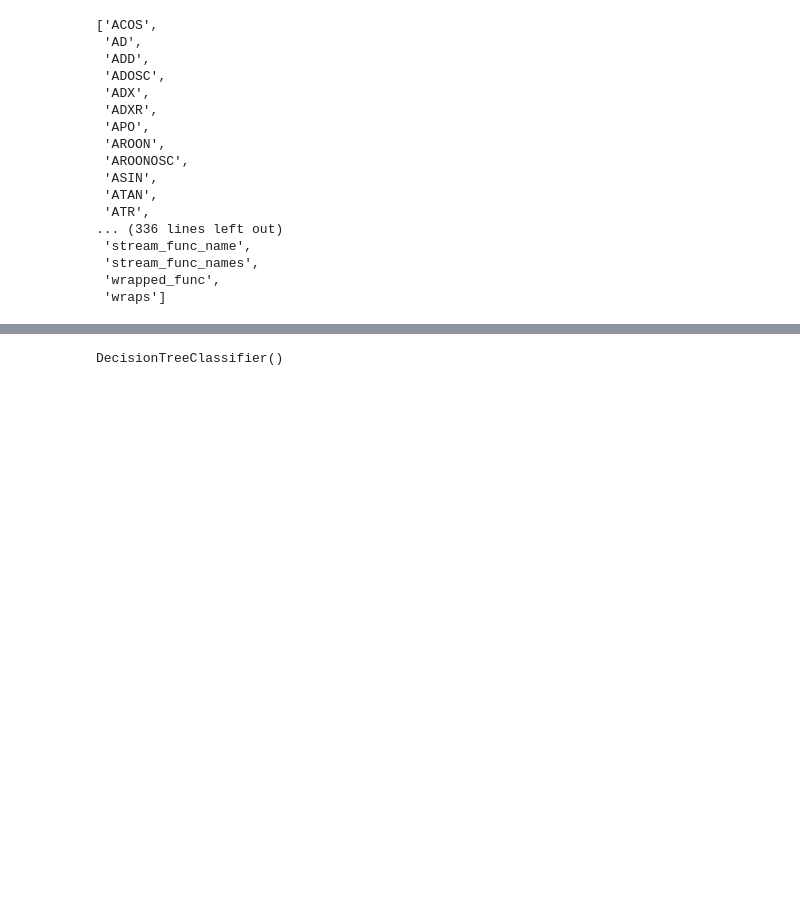
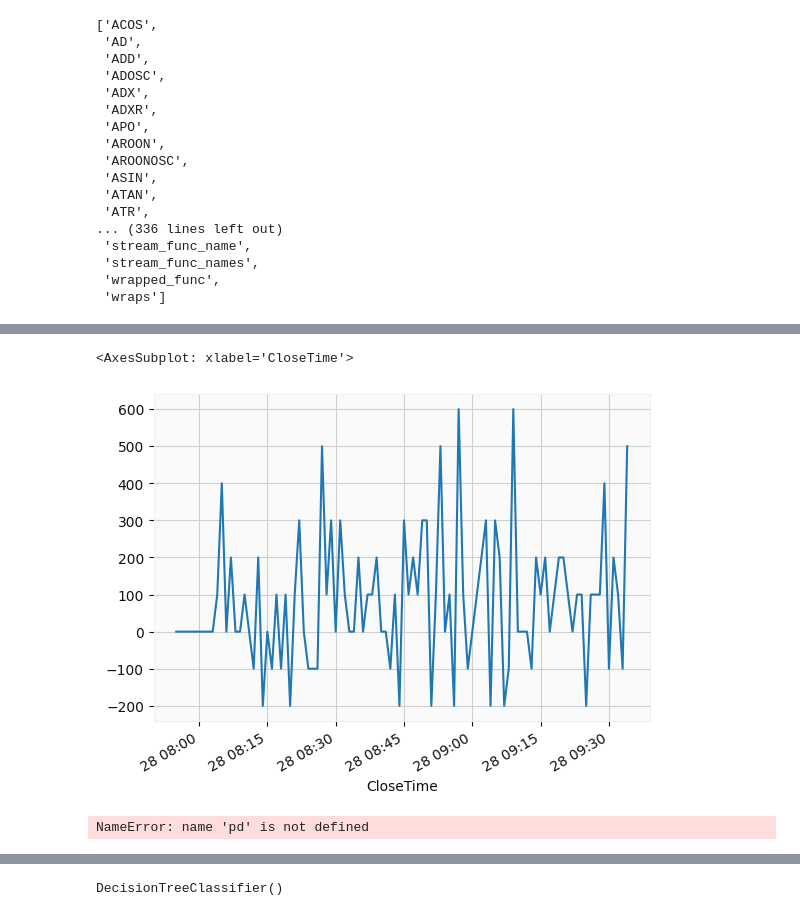
Before and after one commit to sushen/TradingAi, a Jupyter notebook: AiResearch.ipynb, the cells around one changed output, grey strips where cells are left out. Cells and saved outputs as stored; diff of their text form; code cells hidden in the pictures; blank space fills up the shorter version.

Commit message:
Update : AiResearch.ipynb "Combine All Data"

```diff
--- a/AiResearch.ipynb
+++ b/AiResearch.ipynb
@@ -84,7 +70,7 @@ df_candle
 # %%
-"""
-Time Indexing
-"""
-df_candle = df.set_index('CloseTime')
-df_candle.index = pd.to_datetime(df.index, unit='ms')
+# """
+# Time Indexing
+# """
+# df_candle = df.set_index('CloseTime')
+# df_candle.index = pd.to_datetime(df.index, unit='ms')
 # %%
@@ -248,3 +165,6 @@ dir(talib)
  'stream_func_names',
  'wrapped_func',
  'wraps']
+# %%
+df = df.head(100)
+print(df)
@@ -282 +218,5 @@ dtype: int32]
 ['CDL2CROWS', 'CDL3BLACKCROWS', 'CDL3INSIDE', 'CDL3LINESTRIKE', 'CDL3OUTSIDE', 'CDL3STARSINSOUTH', 'CDL3WHITESOLDIERS', 'CDLABANDONEDBABY', 'CDLADVANCEBLOCK', 'CDLBELTHOLD', 'CDLBREAKAWAY', 'CDLCLOSIN ...
+# %%
+patterns = pd.DataFrame(results).T
+patterns.columns = cols
+print(patterns)
@@ -282,0 +241,5 @@ dtype: int32]
+# %%
+all_pats = patterns.sum(axis=1)
+print(all_pats)
+all_pats.plot()
+# %% [output]
@@ -282,0 +259,19 @@ dtype: int32]
+<AxesSubplot: xlabel='CloseTime'>
+[figure, added]
+# %%
+"""
+X value for DecisionTreeClassifier
+
+X = df.drop(columns=['Open', 'High', 'Low', 'Close', 'VolumeBTC', 'Change', 'CloseTime', 'BuyQuoteVolume', 'Time'])
+X
+
+X= df.drop(columns=['Id','Symbol','Time'])
+print(X)
+"""
+df=pd.read_csv(r"Dummy - Sheet1.csv")
+print(df)
+X=df.iloc[:,1:3]
+
+print(X)
+# %% [output]
+NameError: name 'pd' is not defined
```
Also changed, not shown: parts of 14 cells of this notebook, 1 other file.
